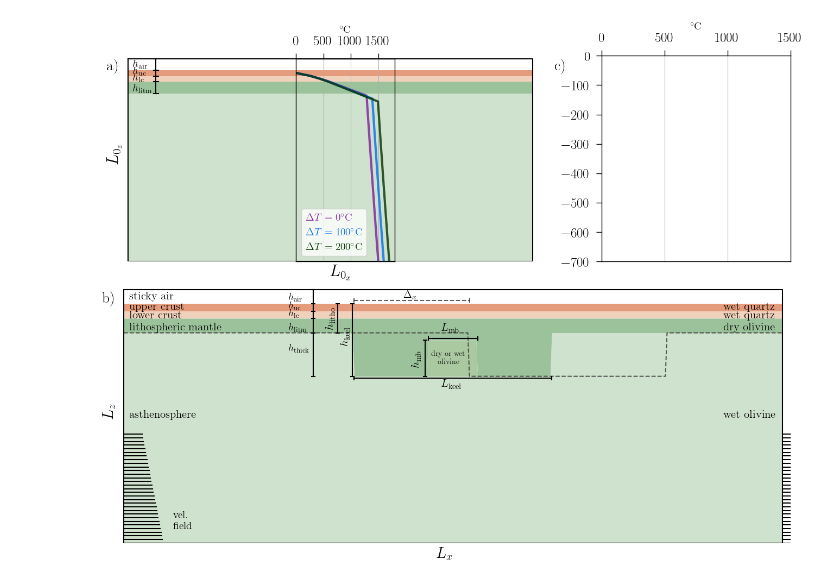
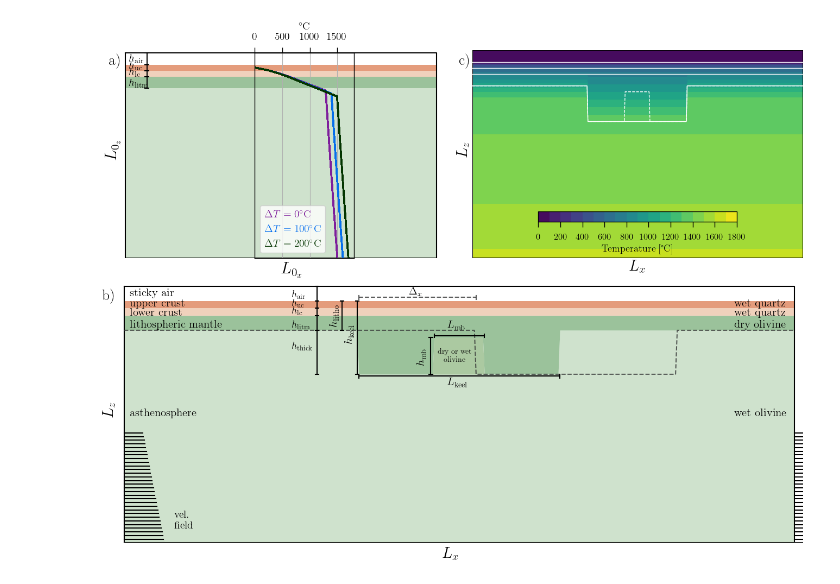
Before and after one commit to jopmas/scripts, a Jupyter notebook: Num_setup_keel.ipynb, the cells around one changed output. Drawn from its saved outputs; the diff is of its cells as text; code cells hidden in the pictures.

Commit message:
Num_Setup_Keel working

```diff
--- a/Num_setup_keel.ipynb
+++ b/Num_setup_keel.ipynb
@@ -306,11 +310,18 @@ for DT in DTS:
 plt.close()
 fig = plt.figure(figsize=(13,10), constrained_layout=True)
 mosaic = """
-         AAC
-         BBB
+         AACC
+         BBBB
          """
 axs = fig.subplot_mosaic(mosaic, gridspec_kw={'height_ratios':[0.4,0.5]})
 fsize=16
+
+#layers colour scheme
+cr = 255.
+color_uc = (228./cr,156./cr,124./cr)
+color_lc = (240./cr,209./cr,188./cr)
+color_lit = (155./cr,194./cr,155./cr)
+color_ast = (207./cr,226./cr,205./cr)
 
 ##############################################################################
 # Subplot a) Stability
@@ -357,7 +368,7 @@ axs['A'].fill_between(x_stab/1000,-a1_stab/1000,-a2_stab/1000,fc=color_lit,ec="f
 
 a2_stab = np.copy(a1_stab)
 a1_stab = interfaces_stab["upper_crust"]
-axs['A'].fill_between(x_stab/1000,-a1b/1000,-a2_stab/1000,fc=color_lc,ec="face",lw=0.0)
+axs['A'].fill_between(x_stab/1000,-a1_stab/1000,-a2_stab/1000,fc=color_lc,ec="face",lw=0.0)
 
 a2_stab = np.copy(a1_stab)
 a1_stab= interfaces_stab["air"]
@@ -376,7 +387,7 @@ axs['A'].text(xpos-90, -74, r"$h_{\mathrm{lc}}$", fontsize=fsize-2)
 axs['A'].text(xpos-90, -112, r"$h_{\mathrm{litm}}$", fontsize=fsize-2)
 
 #Lz and Lx
-axs['A'].text(-85, -350, r"$L_{0_z}$",rotation=90, fontsize=fsize+6)
+axs['A'].text(-105, -350, r"$L_{0_z}$",rotation=90, fontsize=fsize+6)
 axs['A'].text(Lx_stab/2.0e3, -Lz_stab/1000-50, r"$L_{0_x}$", fontsize=fsize+6)
 
 # ##############################################################################
@@ -388,12 +399,12 @@ plt.rc('ytick', labelsize=label_size)
 
 ax_aux = axs['A'].inset_axes([0.42,
                               0.001,
-                              0.23,
+                              0.30,
                               0.985])
 
 ax_aux.get_yaxis().set_visible(False)
 ax_aux.set_xlabel('$^{\circ}$C', fontsize=label_size-4)
-ax_aux.tick_params(top=True, labeltop=True, bottom=False, labelbottom=False)
+ax_aux.tick_params(top=True, labeltop=True, bottom=False, labelbottom=False, labelsize=label_size-4)
 ax_aux.xaxis.set_label_position('top')
 ax_aux.set_facecolor("none")
 ax_aux.xaxis.grid('-k', alpha=1)
@@ -409,7 +420,7 @@ colors = ['xkcd:purple', 'xkcd:cerulean blue', 'xkcd:dark green']#, 'xkcd:orange
 lines = ['-', '-', '-']
 
 for Tz, color, line in zip(Tzs, colors, lines):
-    ax_aux.plot(Tz[cT], -(z[cT]/1000), line, color=color, linewidth=3, alpha=0.8)
+    ax_aux.plot(Tz[cT], -(z[cT]/1000), line, color=color, linewidth=2, alpha=0.8)
 
 axt = ax_aux.twinx()
 axt1 = ax_aux.twinx()
@@ -557,37 +568,74 @@ axs['B'].text(xpos-390, -170, r"$h_{\mathrm{thick}}$", fontsize=fsize-2)
 
 #Mobile Belt
 xpos4 = Lx/2.0e3 - Lmb/2.0e3 #1850 km
 axs['B'].plot([xpos4-10- 20, xpos4+10- 20], [-140, -140], "k") #lower horizontal bar
 axs['B'].plot([xpos4- 20, xpos4- 20], [-140,-240], "k") #vertical bar
 axs['B'].plot([xpos4-10- 20, xpos4+10- 20], [-240, -240], "k") #lower horizontal bar
 axs['B'].text(xpos4-85- 20, -210, r"$h_{\mathrm{mb}}$", fontsize=fsize, rotation=90)
 
 axs['B'].plot([xpos4, xpos4], [-135+5,-135-5], "k") #vertical bar
 axs['B'].plot([xpos4, xpos4+Lmb/1.0e3], [-135,-135], "k") #horizontal bar
 axs['B'].plot([xpos4+Lmb/1.0e3, xpos4+Lmb/1.0e3], [-135+5,-135-5], "k") #vertical bar
 axs['B'].text(Lx/2.0e3-75, -115, r"$L_{\mathrm{mb}}$", fontsize=fsize, rotation=0)
 
 #Lz and Lx
 axs['B'].text(-135, -350, r"$L_z$",rotation=90, fontsize=fsize+6)
 axs['B'].text(Lx/1000/2-100, -Lz/1000-40, r"$L_x$", fontsize=fsize+6)
 
 ##############################################################################
 # Subplot c) Thermal profiles of keel scenarios
 ##############################################################################
-axs['C'].text(-0.25, 0.95, 'c)', color='k', fontsize=20,
+
+axs['C'].text(-0.04, 0.95, 'c)', color='k', fontsize=20,
         horizontalalignment='left', verticalalignment='center',
         transform=axs['C'].transAxes)
 
-axs['C'].set_xlim(0, 1500)
+axs['C'].set_xlim(0 - 50, Lx/1000 + 50)
+axs['C'].set_ylim(-Lz/1000, 10)
+axs['C'].axis('off')
+
+#box domain contour
+axs['C'].plot([0,0,Lx/1000,Lx/1000,0],[0,-Lz/1000,-Lz/1000,0,0],"k")
+
+filename = 'input_temperature_0_keel.txt'
+temper_0 = np.loadtxt(filename, skiprows=4, unpack=True)
+temper_0 = np.reshape(temper_0, (Nz, Nx))
+
+im = axs['C'].contourf(X/1.0e3, -Z/1.0e3, temper_0, cmap='viridis', levels=np.arange(0, np.max(temper_0) + 100, 100))
+for interface in interfaces:
+    if(interface != 'litho_HETERO'):
+        axs['C'].plot(x/1.0e3, -interfaces[interface]/1.0e3, '-', color='xkcd:white', lw=1.0)
+    else:
+        axs['C'].plot(x/1.0e3, -interfaces[interface]/1.0e3, '--', color='xkcd:white', lw=1.0)
+
+axins1 = inset_axes(axs['C'],
+                    loc='lower center',
+                    width="100%",  # respective to parent_bbox width
+                    height="100%",  # respective to parent_bbox width
+                    bbox_to_anchor=(0.20,#horizontal position respective to parent_bbox or "loc" position
+                                    0.15,# vertical position
+                                    0.6,# width
+                                    0.05),# height
+                    bbox_transform=axs['C'].transAxes
+                    )
+
+clb = fig.colorbar(im,
+                    cax=axins1,
+                    orientation='horizontal',
+                    fraction=0.08,
+                    pad=0.2)
+
+clb.set_label("Temperature [°C]", fontsize=fsize-2)
+clb.ax.tick_params(labelsize=12)
+
+axs['C'].set_xlim(0, Lx/1000)
 axs['C'].set_ylim(-Lz/1000, 0)
 
-axs['C'].set_xlabel('$^{\circ}$C', fontsize=label_size-4)
-axs['C'].tick_params(top=True, labeltop=True, bottom=False, labelbottom=False)
-axs['C'].xaxis.set_label_position('top')
-axs['C'].xaxis.grid('-k', alpha=1)
+axs['C'].text(-200, -350, r"$L_z$",rotation=90, fontsize=fsize+6)
+axs['C'].text(Lx/1000/2-100, -Lz/1000-40, r"$L_x$", fontsize=fsize+6)
 
 # Saving figure
 fig.savefig('out/' + "NumSetup_Keel.pdf", dpi=400, bbox_inches='tight')
 fig.savefig('out/' + "NumSetup_Keel.png", dpi=400, bbox_inches='tight')
 # %% [output]
-[figure, old version]
+[figure, new version]
```
Also changed, not shown: parts of 1 cell of this notebook, 3 other files.
